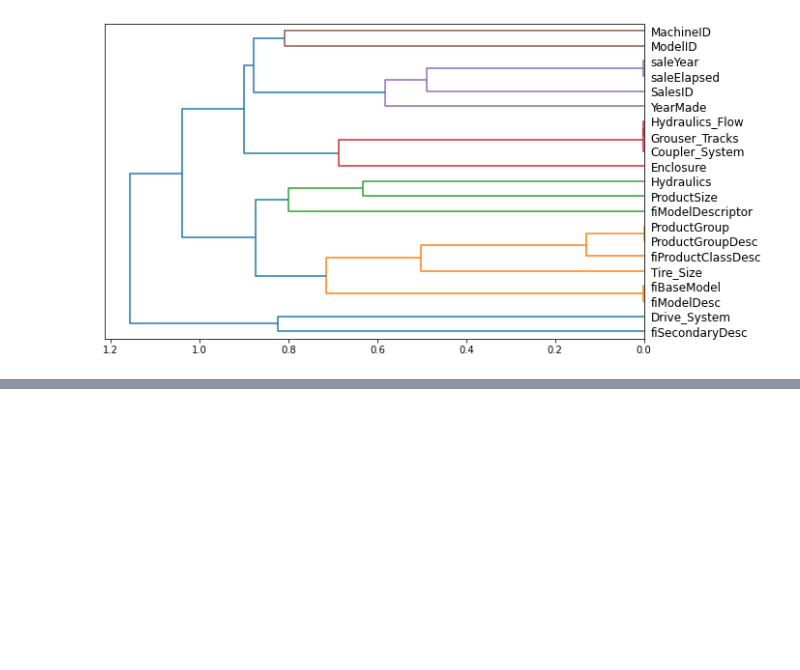
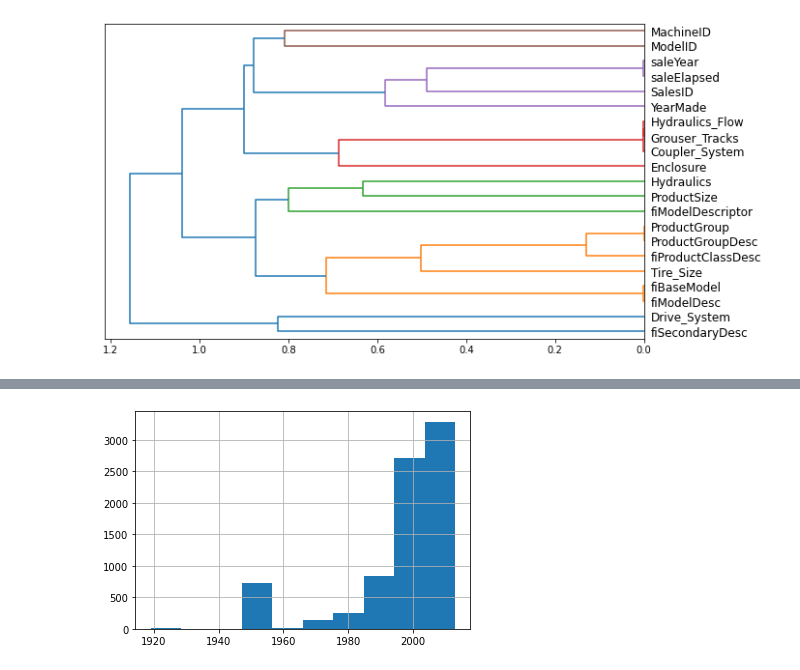
Before and after one commit to satani99/practical_deep_learning_for_coders, a Jupyter notebook: fast_ai_9.ipynb, the cells around one changed output, grey strips where cells are left out. Drawn from its saved outputs; the diff is of its cells as text; code cells hidden in the pictures; blank space fills up the shorter version.

```diff
--- a/fast_ai_9.ipynb
+++ b/fast_ai_9.ipynb
@@ -363,0 +366,4 @@ m_rmse(m, xs_final, y), m_rmse(m, valid_xs_final, valid_y)
+# %%
+ax = valid_xs_final['YearMade'].hist()
+# %% [output]
+[figure, added]
```
Also changed, not shown: parts of 52 cells of this notebook.
